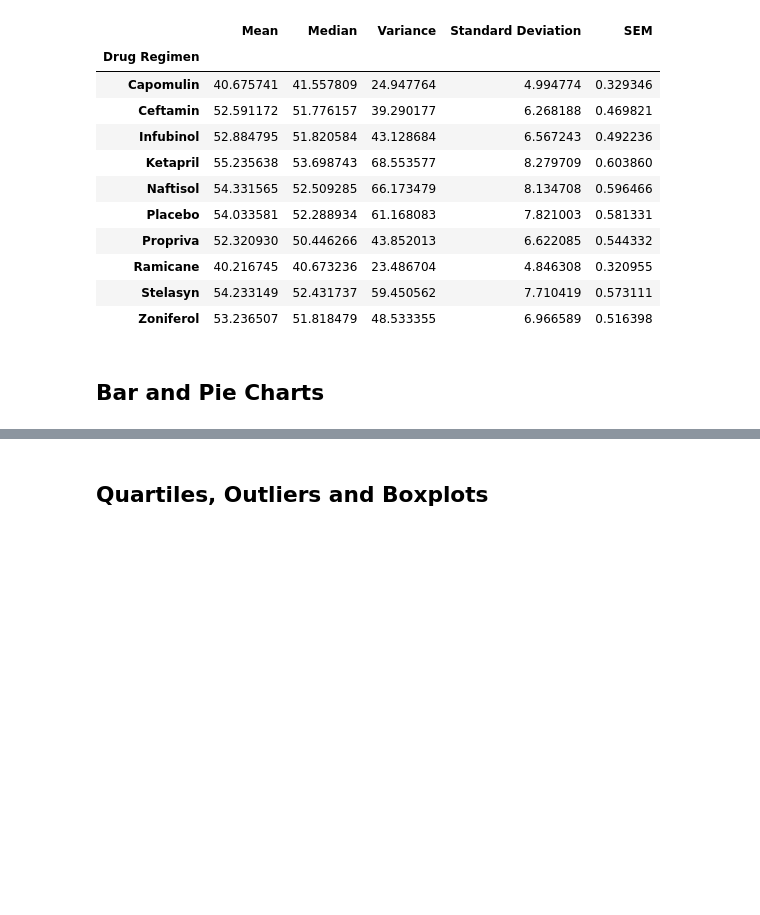
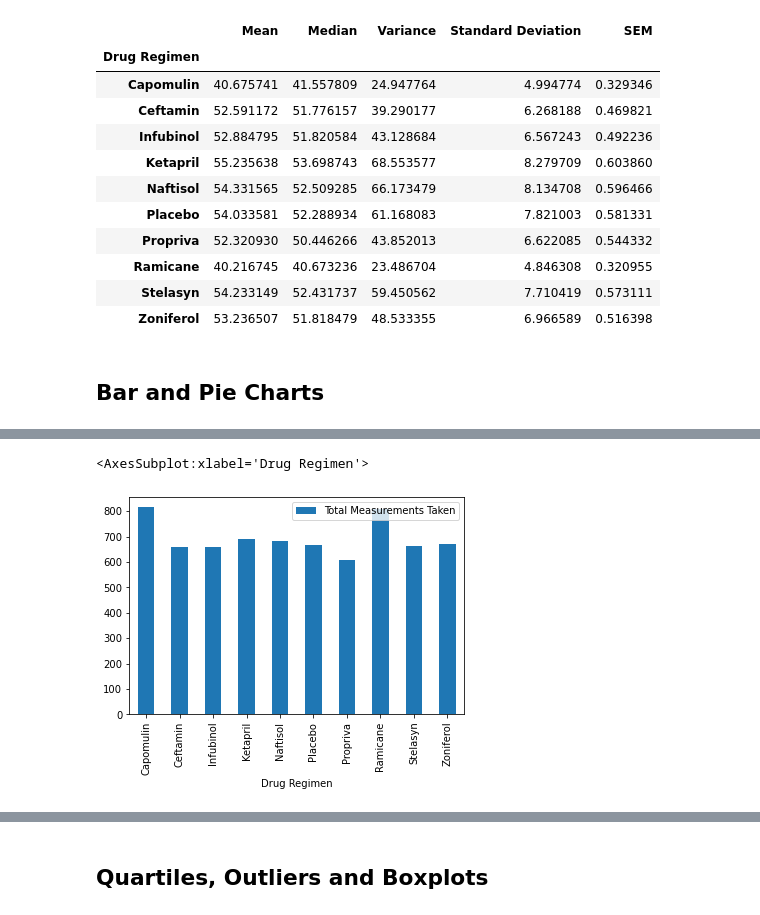
Before and after one commit to uno-sebastian/The-Power-of-Plots, a Jupyter notebook: pymaceuticals_starter.ipynb, the cells around one changed output, grey strips where cells are left out. Saved outputs shown, nothing was run; the diff lists cells and outputs as text; code cells hidden in the pictures; blank space fills up the shorter version.

Commit message:
trying to add bar graphs

```diff
--- a/pymaceuticals_starter.ipynb
+++ b/pymaceuticals_starter.ipynb
@@ -149,0 +145,25 @@ drug_regimen_data
+# %%
+# Generate a bar plot showing the total number of measurements taken
+# on each drug regimen using pandas.
+
+def get_total_measurements_per_regimen(data):
+    drug_reg = 'Drug Regimen'
+    df = pd.DataFrame()
+    for name, group in mouse_study_data.groupby(drug_reg):
+        measurements = 0
+        # add 5 measurements per unique mouse
+        # one for Mouse ID, Drug Regimen, Sex, Age_months, and Weight (g)
+        measurements += group['Mouse ID'].nunique() * 5
+        # add the non-null values for Timepoint
+        measurements += group['Timepoint'].count()
+        # add the non-null values for Tumor Volume (mm3)
+        measurements += group['Tumor Volume (mm3)'].count()
+        # add the non-null values for Metastatic Sites
+        measurements += group['Metastatic Sites'].count()
+        total_df = pd.DataFrame({drug_reg: [name],
+                              'Total Measurements Taken': measurements})
+        df = pd.concat([df, total_df])
+    return df.set_index(drug_reg)
+
+total_measurements_per_regimen = get_total_measurements_per_regimen(mouse_study_data)
+total_measurements_per_regimen
@@ -149,0 +183,6 @@ drug_regimen_data
+# %%
+# Generate a bar plot using Pandas's `DataFrame.plot()`
+total_measurements_per_regimen.plot.bar()
+# %% [output]
+<AxesSubplot:xlabel='Drug Regimen'>
+[figure, added]
```
Also changed, not shown: parts of 7 cells of this notebook.
